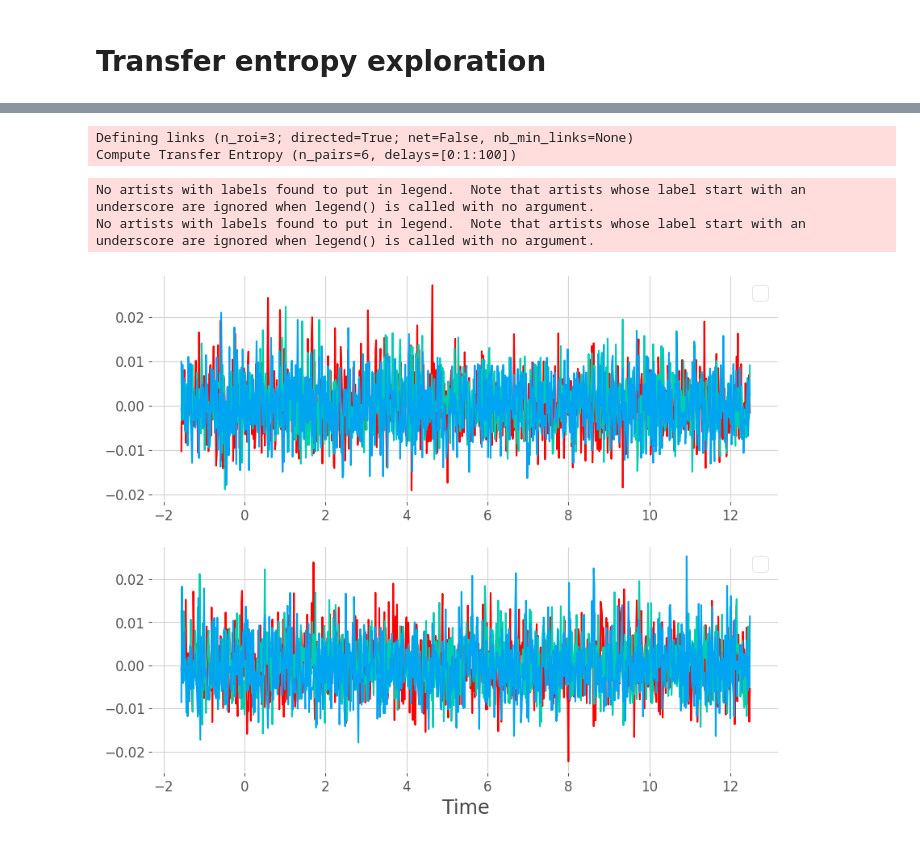
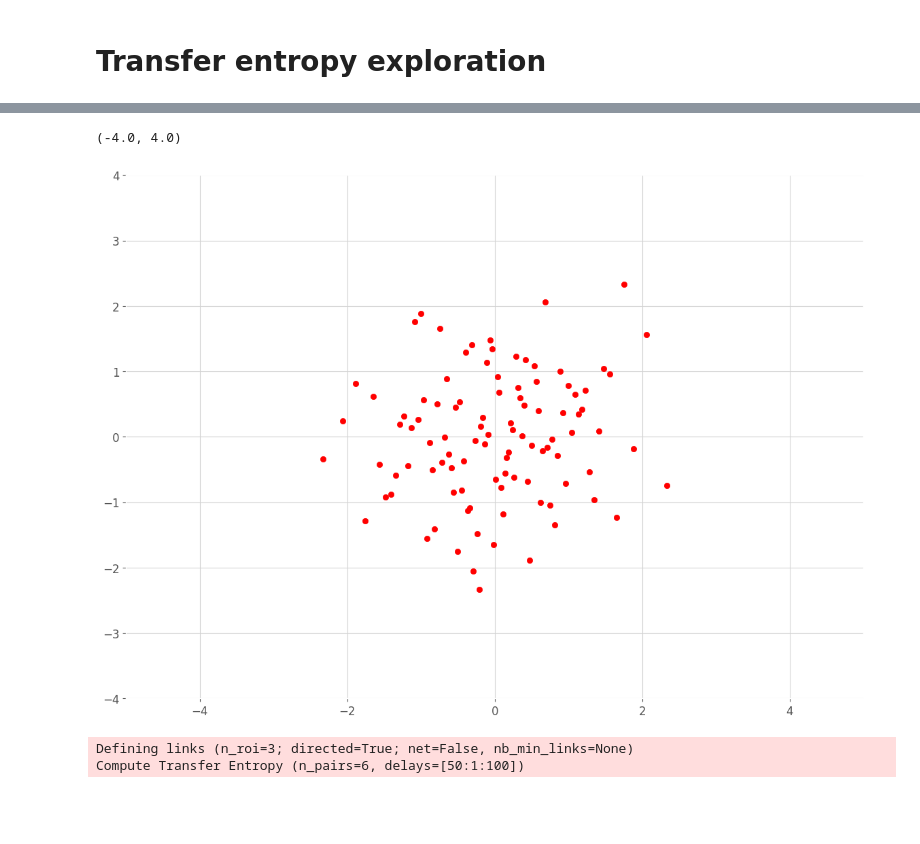
Before and after one commit to chrisferreyra13/itpg, a Jupyter notebook: notebooks/te_exploration.ipynb, the cells around one changed output, grey strips where cells are left out. Drawn from its saved outputs; the diff is of its cells as text; code cells hidden in the pictures; blank space fills up the shorter version.

```diff
--- a/notebooks/te_exploration.ipynb
+++ b/notebooks/te_exploration.ipynb
@@ -40,0 +73,14 @@ plt.show()
+# %%
+w = 20
+lag = 60
+x_sel = np.array(
+    [x[:, 0, ref : ref + bump_len], x[:, 1, ref + lag : ref + lag + bump_len]]
+)
+xg = copnorm_nd(x, axis=0)
+
+plt.scatter(xg[:, 0, ref + w], xg[:, 1, ref + lag + w])
+plt.xlim([-5, 5])
+plt.ylim([-4, 4])
+# %% [output]
+(-4.0, 4.0)
+[figure, added]
@@ -41,30 +131,15 @@ plt.show()
 # %%
-min_delay,max_delay,step_delay=0,100,1
-te=conn_te(x,times='times', roi='roi', n_jobs=-1, min_delay=min_delay,
-           max_delay=max_delay, step_delay=step_delay)
-
-# te_mean=te.mean('trials')
-# lags=te['times'].data[np.where(te_mean == te_mean.max('times'))[1]]
+min_delay, max_delay, step_delay = 50, 100, 1
+te = conn_te(
+    x,
+    times="times",
+    roi="roi",
+    n_jobs=-1,
+    min_delay=min_delay,
+    max_delay=max_delay,
+    step_delay=step_delay,
+    return_delays=False,
+)
 # %% [output]
 Defining links (n_roi=3; directed=True; net=False, nb_min_links=None)
-Compute Transfer Entropy (n_pairs=6, delays=[0:1:100])
+Compute Transfer Entropy (n_pairs=6, delays=[50:1:100])
-# %%
-roi_p=te['roi'].data
-
-plt.figure(figsize=(10, 8))
-plt.subplot(211)
-for r in roi_p:
-    if r.startswith('roi_0') or (r.startswith('roi_1') and r.endswith('roi_2')):
-        plt.plot(te.times.data, te.sel(roi=r).T)
-plt.legend()
-plt.subplot(212)
-for r in roi_p:
-    if r.startswith('roi_2') or (r.startswith('roi_1') and r.endswith('roi_0')):
-        plt.plot(te.times.data, te.sel(roi=r).T)
-plt.legend()
-plt.xlabel('Time')
-plt.show()
-# %% [output]
-No artists with labels found to put in legend.  Note that artists whose label start with an underscore are ignored when legend() is called with no argument.
-No artists with labels found to put in legend.  Note that artists whose label start with an underscore are ignored when legend() is called with no argument.
-[figure, removed]
```
Also changed, not shown: parts of 10 cells of this notebook, 2 other files.
